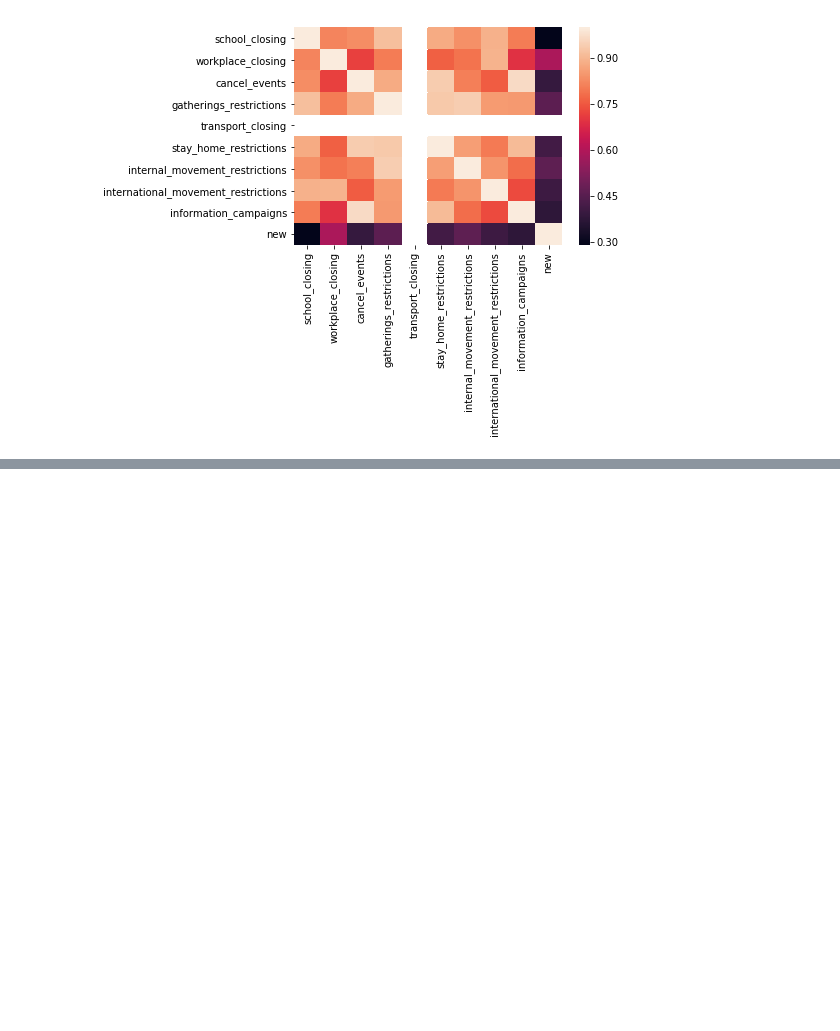
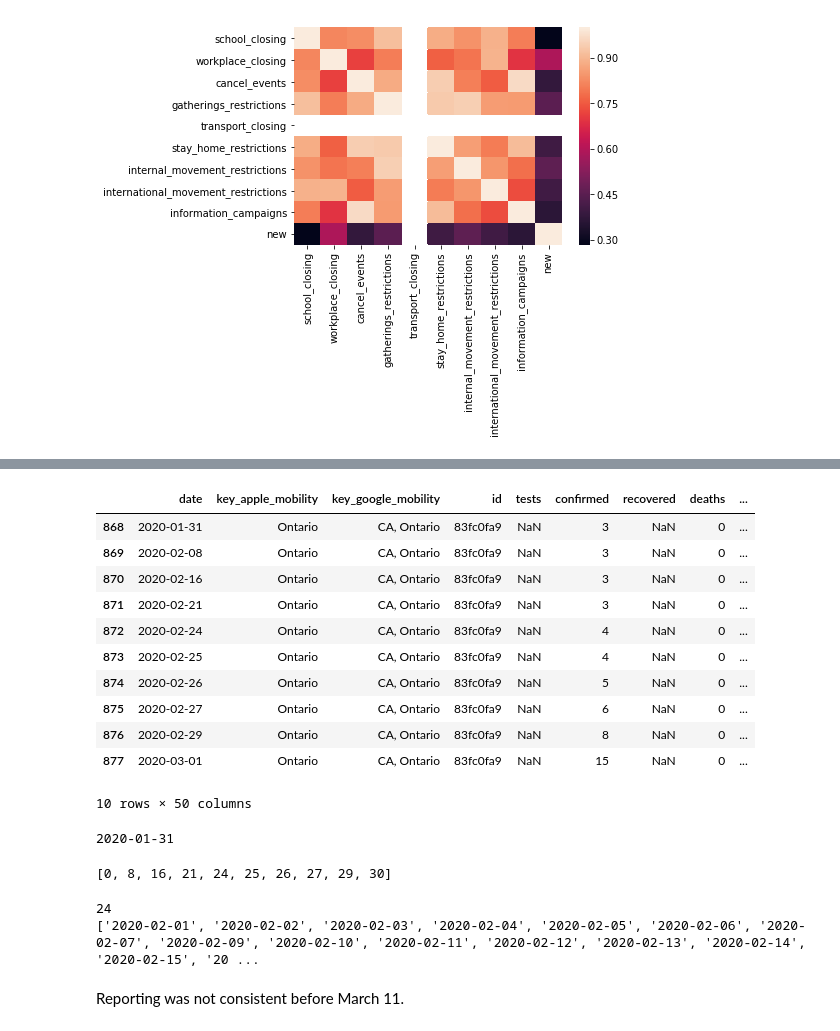
Before and after one commit to scbrock/covid_case_comp, a Jupyter notebook: COVID-19 Case Comp/Jupyter Notebooks/COVID_analysis_1.ipynb, the cells around one changed output, grey strips where cells are left out. Saved outputs shown, nothing was run; the diff lists cells and outputs as text; code cells hidden in the pictures; blank space fills up the shorter version.

```diff
--- a/COVID-19 Case Comp/Jupyter Notebooks/COVID_analysis_1.ipynb
+++ b/COVID-19 Case Comp/Jupyter Notebooks/COVID_analysis_1.ipynb
@@ -600,0 +634,36 @@ SyntaxError: invalid syntax (<ipython-input-65-344b4de39818>, line 1)
+# %%
+# get dates to fill range of min(on2[date]) and max(on2[date]), merge dataset, and ffill na's for lockdown data
+on2.head(10)
+# %% [output]
+|  | date | key_apple_mobility | key_google_mobility | id | tests | confirmed | recovered | deaths | ... |
+| 868 | 2020-01-31 | Ontario | CA, Ontario | 83fc0fa9 | NaN | 3 | NaN | 0 | ... |
+| 869 | 2020-02-08 | Ontario | CA, Ontario | 83fc0fa9 | NaN | 3 | NaN | 0 | ... |
+| 870 | 2020-02-16 | Ontario | CA, Ontario | 83fc0fa9 | NaN | 3 | NaN | 0 | ... |
+| 871 | 2020-02-21 | Ontario | CA, Ontario | 83fc0fa9 | NaN | 3 | NaN | 0 | ... |
+| 872 | 2020-02-24 | Ontario | CA, Ontario | 83fc0fa9 | NaN | 4 | NaN | 0 | ... |
+| 873 | 2020-02-25 | Ontario | CA, Ontario | 83fc0fa9 | NaN | 4 | NaN | 0 | ... |
+| 874 | 2020-02-26 | Ontario | CA, Ontario | 83fc0fa9 | NaN | 5 | NaN | 0 | ... |
+| 875 | 2020-02-27 | Ontario | CA, Ontario | 83fc0fa9 | NaN | 6 | NaN | 0 | ... |
+| 876 | 2020-02-29 | Ontario | CA, Ontario | 83fc0fa9 | NaN | 8 | NaN | 0 | ... |
+| 877 | 2020-03-01 | Ontario | CA, Ontario | 83fc0fa9 | NaN | 15 | NaN | 0 | ... |
+10 rows × 50 columns
+# %%
+# how to fill in missing data values? Just leave as NA?
+# we do not need to fill in missing data if we take into account the gaps between dates
+# this could be problematic if the missing date cases are represented in the next report of new cases
+# but we can address that later.
+
+base_date = on2.date.min()
+print(base_date)
+diff = datetime.date(datetime.strptime(on_mobil_mean.date.max(), "%Y-%m-%d")) - \
+datetime.date(datetime.strptime("2020-01-31", "%Y-%m-%d"))
+diff.days
+
+day_num = [datetime.date(datetime.strptime(x, "%Y-%m-%d")) - datetime.date(datetime.strptime("2020-01-31", "%Y-%m-%d")) for x in on2.date.values]
+day_num = [x.days for x in day_num]
+# %% [output]
+2020-01-31
+# %%
+day_num[:10]
+# %% [output]
+[0, 8, 16, 21, 24, 25, 26, 27, 29, 30]
@@ -600,0 +682,8 @@ SyntaxError: invalid syntax (<ipython-input-65-344b4de39818>, line 1)
+# %%
+print(len(missing_dates))
+print(missing_dates)
+# %% [output]
+24
+['2020-02-01', '2020-02-02', '2020-02-03', '2020-02-04', '2020-02-05', '2020-02-06', '2020-02-07', '2020-02-09', '2020-02-10', '2020-02-11', '2020-02-12', '2020-02-13', '2020-02-14', '2020-02-15', '20 ...
+# %% [markdown]
+Reporting was not consistent before March 11.
```
Also changed, not shown: parts of 38 cells of this notebook.
